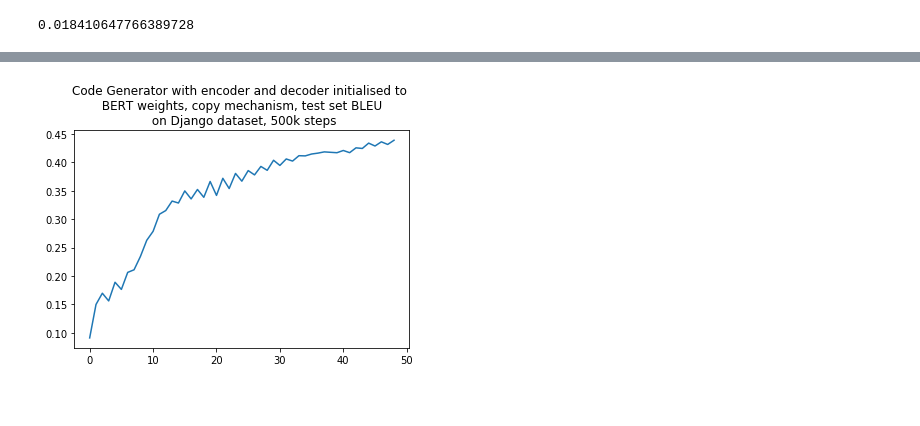
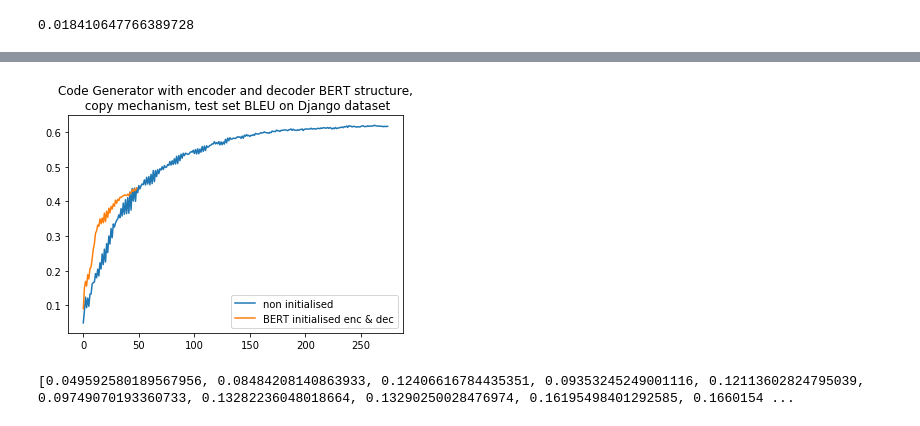
Before and after one commit to carlos-gemmell/Glasgow-NLP, a Jupyter notebook: notebooks/BERT_code_generator.ipynb, the cells around one changed output, grey strips where cells are left out. Cells and saved outputs as stored; diff of their text form; code cells hidden in the pictures; blank space fills up the shorter version.

Commit message:
more BERT stuff

```diff
--- a/notebooks/BERT_code_generator.ipynb
+++ b/notebooks/BERT_code_generator.ipynb
@@ -274,7 +274,7 @@ def train(steps=10000, log_interval=200, learning_interval=4000, eval_interval=1
     return curves
 
 
-curves = train(steps=500000, log_interval=50, eval_interval=10000)
+curves = train(steps=5000000, log_interval=50, eval_interval=10000)
 # %% [output]
 [interactive output not drawn]
 # %%
@@ -282,7 +282,15 @@ torch.save(model.state_dict(), "saved_models/Code_generator_BERT_encoderDecoder_
 # %%
 import matplotlib.pyplot as plt
-plt.title("Code Generator with encoder and decoder initialised to \n BERT weights, copy mechanism, test set BLEU \n on Django dataset, 500k steps")
-plt.plot(curves)
+plt.title("Code Generator with encoder and decoder BERT structure,\n copy mechanism, test set BLEU on Django dataset")
+plt.plot(curves, label='non initialised')
+from saved_models.BLEU_score_results import results
+plt.plot(results["Code Generator with encoder and decoder initialised to \n BERT weights, copy mechanism, test set BLEU \n on Django dataset, 500k steps"],
+         label='BERT initialised enc & dec')
+plt.legend()
 plt.show()
 # %% [output]
-[figure, old version]
+[figure, new version]
+# %%
+print(curves)
+# %% [output]
+[0.049592580189567956, 0.08484208140863933, 0.12406616784435351, 0.09353245249001116, 0.12113602824795039, 0.09749070193360733, 0.13282236048018664, 0.13290250028476974, 0.16195498401292585, 0.1660154 ...
```
Also changed, not shown: parts of 1 cell of this notebook.
